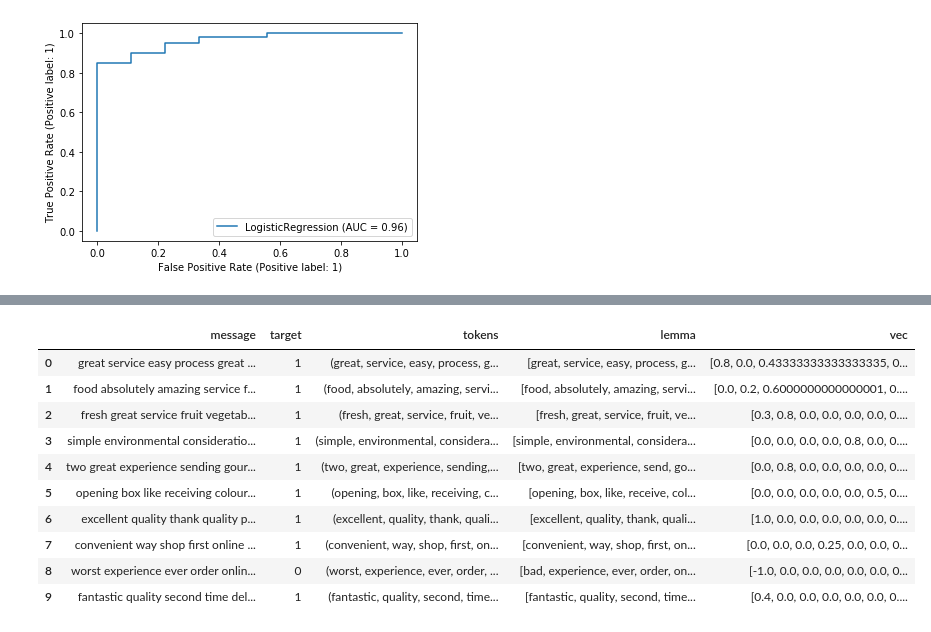
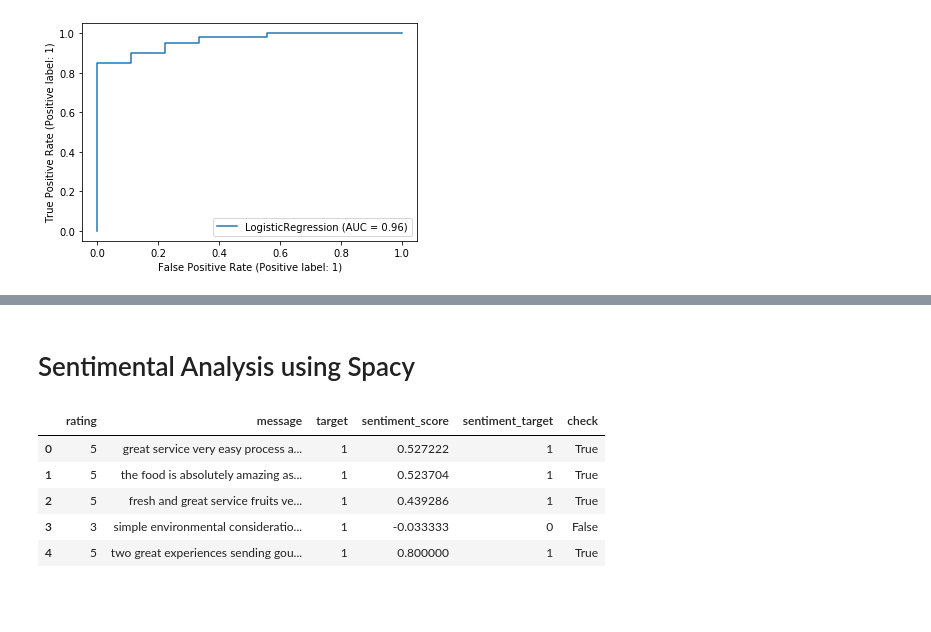
Before and after one commit to jimmyyenddk/DataScience, a Jupyter notebook: Review Data Analysis (NLP)/Review Analysis.ipynb, the cells around one changed output, grey strips where cells are left out. Saved outputs shown, nothing was run; the diff lists cells and outputs as text; code cells hidden in the pictures; blank space fills up the shorter version.

Commit message:
Adding spacy and textbob for sentimental analysis

```diff
--- a/Review Data Analysis (NLP)/Review Analysis.ipynb
+++ b/Review Data Analysis (NLP)/Review Analysis.ipynb
@@ -129,5 +129,6 @@ plt.show()
 # %%
 #combine headline to comment into one column
 review_data["message"] = review_data["headline"] + " " + review_data["comment"]
+review_data.drop(columns={"headline","comment","date"}, inplace=True)
 review_data.head(3)
 # %% [output]
@@ -158,9 +159,11 @@ def text_preprocessing(text):
 # %%
 #apply text_preprocessing and divide into three categories
 
-good_comment = review_data[(review_data["rating"] == 4) |(review_data["rating"] == 5)]["message"].apply(text_preprocessing)
-bad_comment = review_data[(review_data["rating"] == 1) |(review_data["rating"] == 2)]["message"].apply(text_preprocessing)
-neutral_comment = review_data[review_data["rating"] == 3]["message"].apply(text_preprocessing)
+review_cat = review_data.copy()
+
+good_comment = review_cat[(review_data["rating"] == 4) |(review_cat["rating"] == 5)]["message"].apply(text_preprocessing)
+bad_comment = review_cat[(review_data["rating"] == 1) |(review_cat["rating"] == 2)]["message"].apply(text_preprocessing)
+neutral_comment = review_cat[review_data["rating"] == 3]["message"].apply(text_preprocessing)
 # %%
 #Get the most common words in each cat
 
@@ -315,25 +381,24 @@ Recall: 0.9076923076923077
+# %% [markdown]
+# Sentimental Analysis using Spacy
 # %%
 import spacy
 from spacytextblob.spacytextblob import SpacyTextBlob
 
+spacy_data = review_cat.copy()
+spacy_data["target"] = spacy_data["rating"].apply(lambda x:0 if x==1 or x==2 else 1)
+
 nlp = spacy.load('en_core_web_sm')
 nlp.add_pipe('spacytextblob')
 
-nlp_data["tokens"] = nlp_data["message"].apply(lambda x: nlp(x))
-nlp_data["lemma"] = nlp_data["message"].apply(lambda x: [y.lemma_ for y in nlp(x)])
-nlp_data["vec"] = nlp_data["message"].apply(lambda x: [y._.polarity for y in nlp(x)])
-#nlp_data["vec"]=nlp_data["vec"].mean
+spacy_data["sentiment_score"] = spacy_data["message"].apply(lambda x: nlp(x)._.polarity)
+spacy_data["sentiment_target"] = spacy_data["sentiment_score"].apply(lambda x: 1 if x>=0 else 0)
+spacy_data["check"] = (spacy_data["target"]==spacy_data["sentiment_target"])
 
-nlp_data.head(10)
+spacy_data.head()
 # %% [output]
-|  | message | target | tokens | lemma | vec |
-| 0 | great service easy process great ... | 1 | (great, service, easy, process, g... | [great, service, easy, process, g... | [0.8, 0.0, 0.43333333333333335, 0... |
-| 1 | food absolutely amazing service f... | 1 | (food, absolutely, amazing, servi... | [food, absolutely, amazing, servi... | [0.0, 0.2, 0.6000000000000001, 0.... |
-| 2 | fresh great service fruit vegetab... | 1 | (fresh, great, service, fruit, ve... | [fresh, great, service, fruit, ve... | [0.3, 0.8, 0.0, 0.0, 0.0, 0.0, 0.... |
-| 3 | simple environmental consideratio... | 1 | (simple, environmental, considera... | [simple, environmental, considera... | [0.0, 0.0, 0.0, 0.0, 0.8, 0.0, 0.... |
-| 4 | two great experience sending gour... | 1 | (two, great, experience, sending,... | [two, great, experience, send, go... | [0.0, 0.8, 0.0, 0.0, 0.0, 0.0, 0.... |
-| 5 | opening box like receiving colour... | 1 | (opening, box, like, receiving, c... | [opening, box, like, receive, col... | [0.0, 0.0, 0.0, 0.0, 0.0, 0.5, 0.... |
-| 6 | excellent quality thank quality p... | 1 | (excellent, quality, thank, quali... | [excellent, quality, thank, quali... | [1.0, 0.0, 0.0, 0.0, 0.0, 0.0, 0.... |
-| 7 | convenient way shop first online ... | 1 | (convenient, way, shop, first, on... | [convenient, way, shop, first, on... | [0.0, 0.0, 0.0, 0.25, 0.0, 0.0, 0... |
-| 8 | worst experience ever order onlin... | 0 | (worst, experience, ever, order, ... | [bad, experience, ever, order, on... | [-1.0, 0.0, 0.0, 0.0, 0.0, 0.0, 0... |
-| 9 | fantastic quality second time del... | 1 | (fantastic, quality, second, time... | [fantastic, quality, second, time... | [0.4, 0.0, 0.0, 0.0, 0.0, 0.0, 0.... |
+|  | rating | message | target | sentiment_score | sentiment_target | check |
+| 0 | 5 | great service very easy process a... | 1 | 0.527222 | 1 | True |
+| 1 | 5 | the food is absolutely amazing as... | 1 | 0.523704 | 1 | True |
+| 2 | 5 | fresh and great service fruits ve... | 1 | 0.439286 | 1 | True |
+| 3 | 3 | simple environmental consideratio... | 1 | -0.033333 | 0 | False |
+| 4 | 5 | two great experiences sending gou... | 1 | 0.800000 | 1 | True |
```
Also changed, not shown: parts of 10 cells of this notebook, 1 other file.
